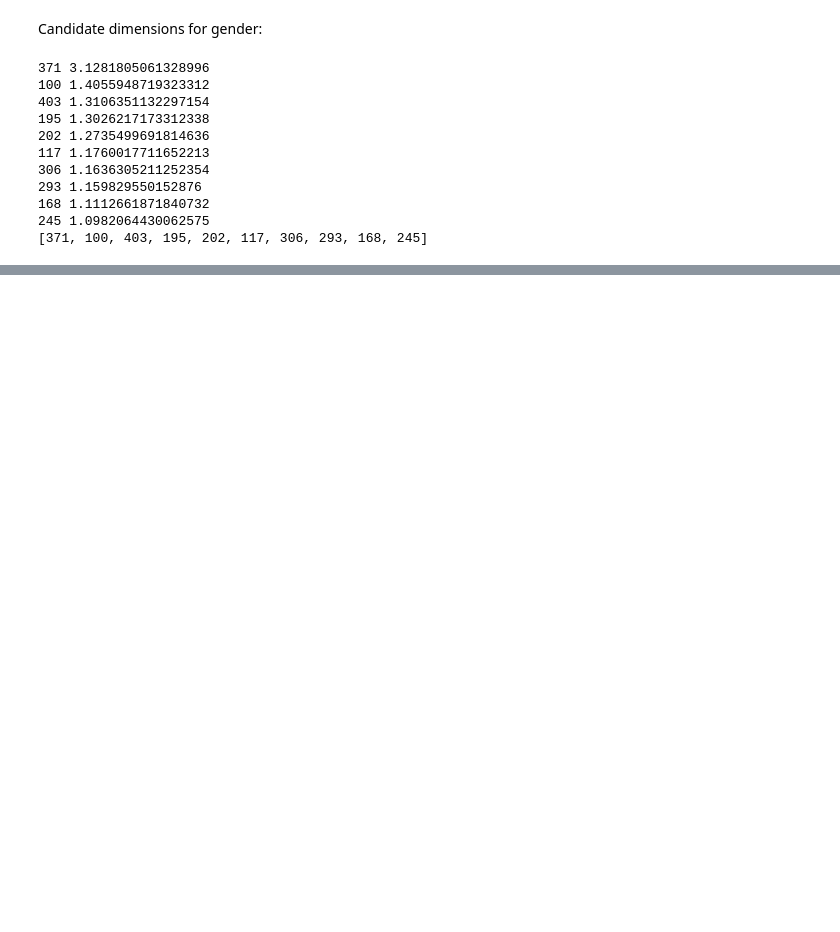
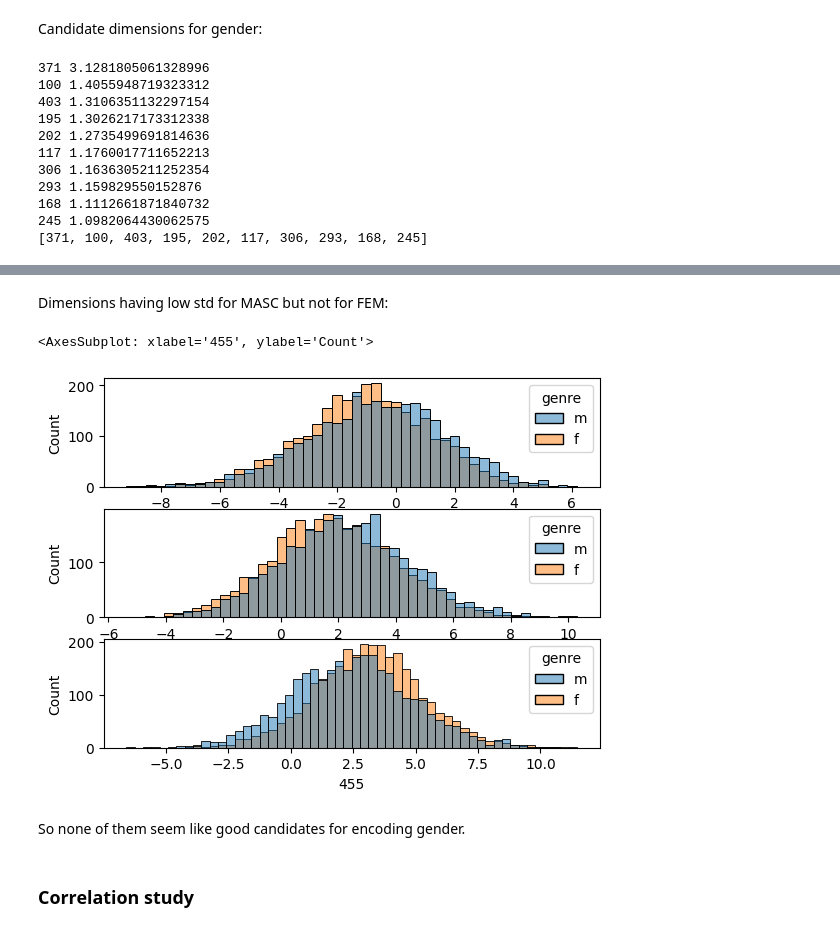
Before and after one commit to ClementineBleuze/WordEmbeddings, a Jupyter notebook: FlauBERT/retrieving-gender-information.ipynb, the cells around one changed output, grey strips where cells are left out. Drawn from its saved outputs; the diff is of its cells as text; code cells hidden in the pictures; blank space fills up the shorter version.

```diff
--- a/FlauBERT/retrieving-gender-information.ipynb
+++ b/FlauBERT/retrieving-gender-information.ipynb
@@ -187,0 +249,15 @@ print(topn)
+# %% [markdown]
+Dimensions having low std for MASC but not for FEM:
+# %%
+fig, axs = plt.subplots(3,1)
+
+sns.histplot(data = all_n_we, x = "47", hue='genre', ax=axs[0])
+sns.histplot(data = all_n_we, x = "417", hue='genre', ax=axs[1])
+sns.histplot(data = all_n_we, x = "455", hue='genre', ax=axs[2])
+# %% [output]
+<AxesSubplot: xlabel='455', ylabel='Count'>
+[figure, added]
+# %% [markdown]
+So none of them seem like good candidates for encoding gender.
+# %% [markdown]
+### Correlation study
```
Also changed, not shown: parts of 22 cells of this notebook.
